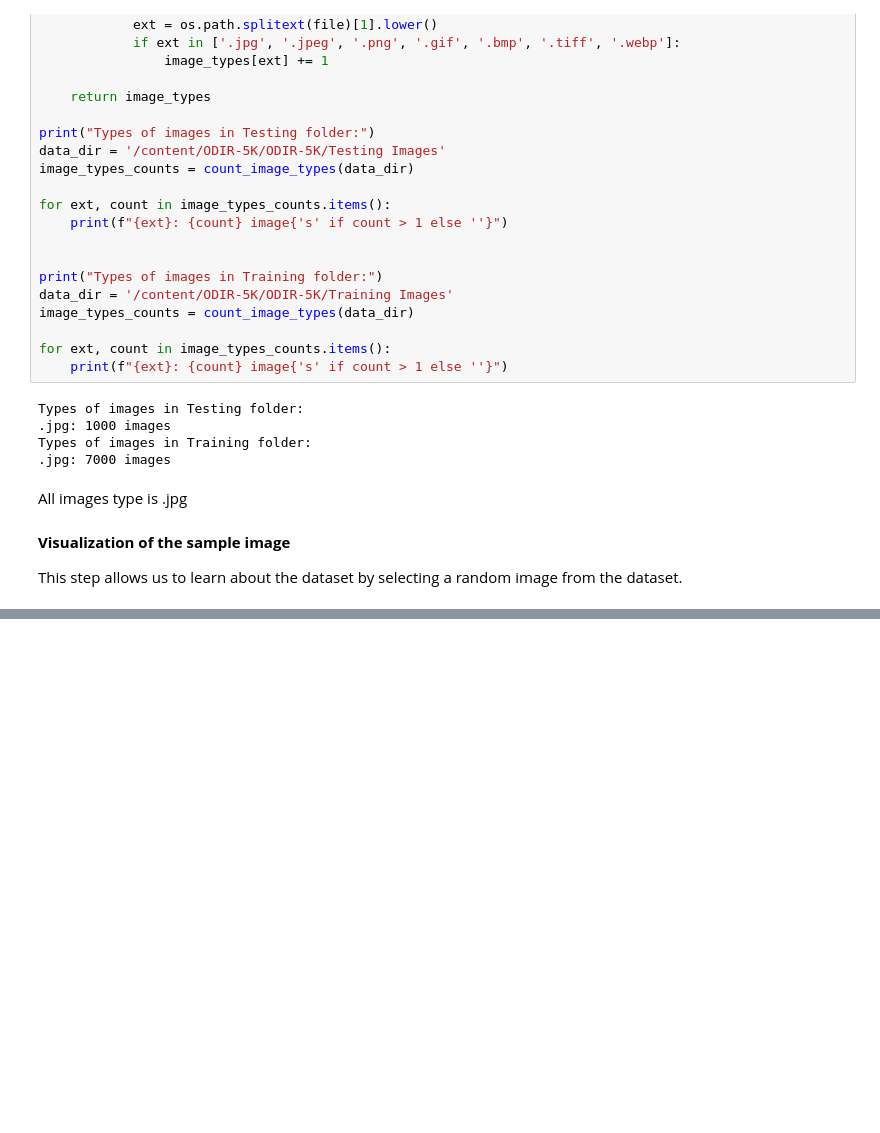
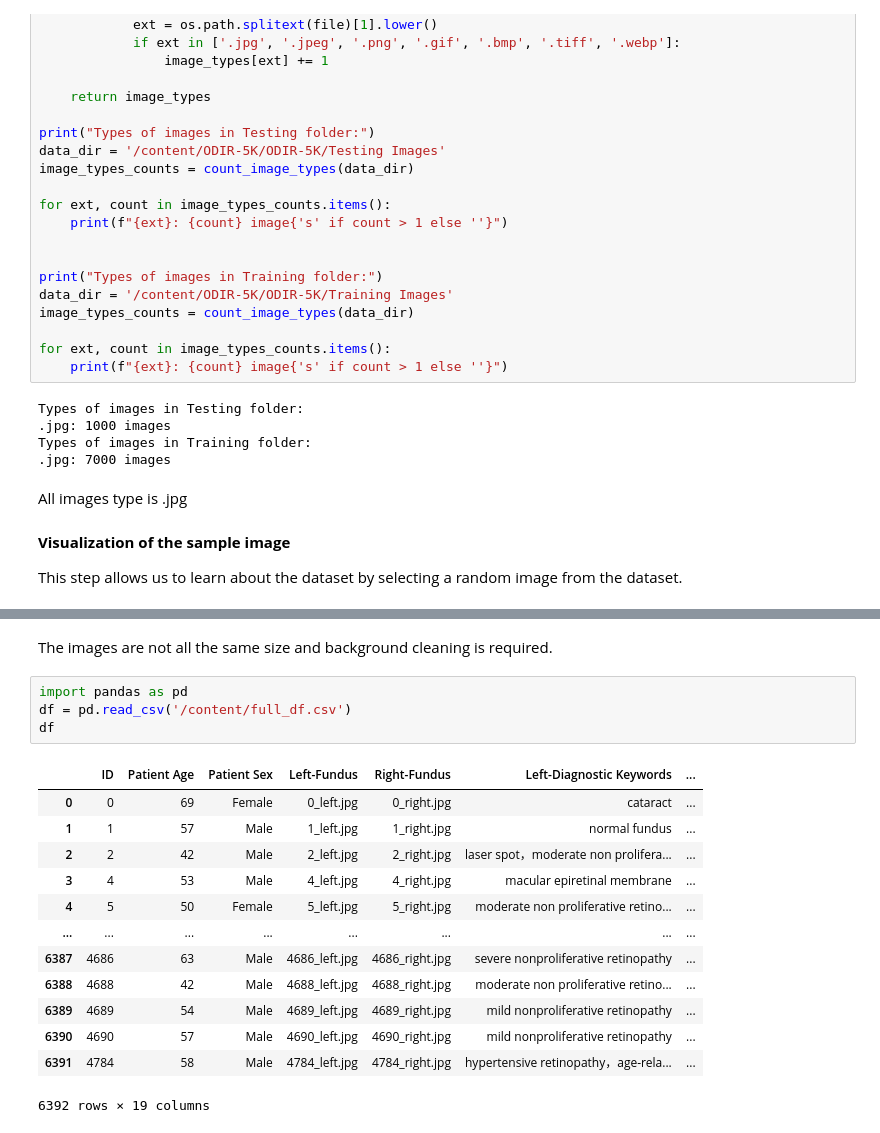
Before and after one commit to SefiyeArican/Ocular-Disease-Recognition, a Jupyter notebook: Fundus_Image_Processing.ipynb, the cells around one changed output, grey strips where cells are left out. Saved outputs shown, nothing was run; the diff lists cells and outputs as text; blank space fills up the shorter version.

```diff
--- a/Fundus_Image_Processing.ipynb
+++ b/Fundus_Image_Processing.ipynb
@@ -138,0 +139,20 @@ plt.show()
+# %% [markdown]
+The images are not all the same size and background cleaning is required.
+# %%
+import pandas as pd
+df = pd.read_csv('/content/full_df.csv')
+df
+# %% [output]
+|  | ID | Patient Age | Patient Sex | Left-Fundus | Right-Fundus | Left-Diagnostic Keywords | ... |
+| 0 | 0 | 69 | Female | 0_left.jpg | 0_right.jpg | cataract | ... |
+| 1 | 1 | 57 | Male | 1_left.jpg | 1_right.jpg | normal fundus | ... |
+| 2 | 2 | 42 | Male | 2_left.jpg | 2_right.jpg | laser spot，moderate non prolifera... | ... |
+| 3 | 4 | 53 | Male | 4_left.jpg | 4_right.jpg | macular epiretinal membrane | ... |
+| 4 | 5 | 50 | Female | 5_left.jpg | 5_right.jpg | moderate non proliferative retino... | ... |
+| ... | ... | ... | ... | ... | ... | ... | ... |
+| 6387 | 4686 | 63 | Male | 4686_left.jpg | 4686_right.jpg | severe nonproliferative retinopathy | ... |
+| 6388 | 4688 | 42 | Male | 4688_left.jpg | 4688_right.jpg | moderate non proliferative retino... | ... |
+| 6389 | 4689 | 54 | Male | 4689_left.jpg | 4689_right.jpg | mild nonproliferative retinopathy | ... |
+| 6390 | 4690 | 57 | Male | 4690_left.jpg | 4690_right.jpg | mild nonproliferative retinopathy | ... |
+| 6391 | 4784 | 58 | Male | 4784_left.jpg | 4784_right.jpg | hypertensive retinopathy，age-rela... | ... |
+6392 rows × 19 columns
```
Also changed, not shown: parts of 1 cell of this notebook.
